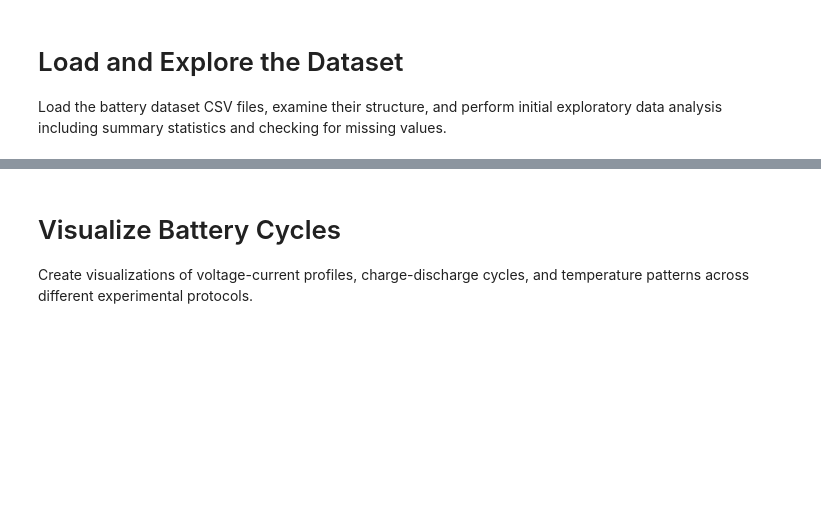
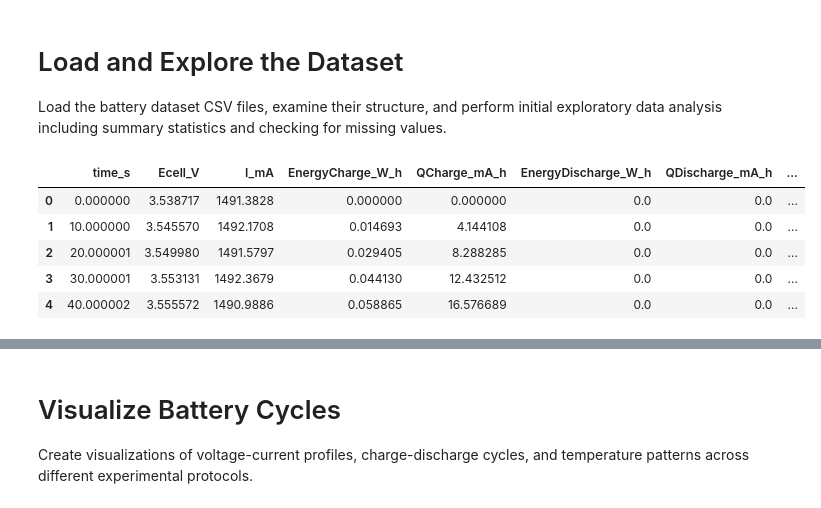
Before and after one commit to ChristopherTsa/datacamp_project, a Jupyter notebook: batteries_starting_kit.ipynb, the cells around one changed output, grey strips where cells are left out. Drawn from its saved outputs; the diff is of its cells as text; code cells hidden in the pictures; blank space fills up the shorter version.

```diff
--- a/batteries_starting_kit.ipynb
+++ b/batteries_starting_kit.ipynb
@@ -20,26 +20,16 @@ Load the battery dataset CSV files, examine their structure, and perform initial
 # %%
 # Load and Explore the Dataset
 
 # Load the dataset
-file_path = 'path_to_your_dataset/VAH01.csv'  # Update this path to your dataset location
+file_path = 'data/VAH01.csv'  # Update this path to your dataset location
 data = pd.read_csv(file_path)
 
 # Display the first few rows of the dataset
 data.head()
-
-# Display summary statistics of the dataset
-data.describe()
-
-# Check for missing values in the dataset
-missing_values = data.isnull().sum()
-missing_values
-
-# Plot the distribution of each feature
-data.hist(bins=50, figsize=(20, 15))
-plt.show()
-
-# Plot the correlation matrix
-corr_matrix = data.corr()
-plt.figure(figsize=(12, 8))
-sns.heatmap(corr_matrix, annot=True, cmap='coolwarm')
-plt.show()
+# %% [output]
+|  | time_s | Ecell_V | I_mA | EnergyCharge_W_h | QCharge_mA_h | EnergyDischarge_W_h | QDischarge_mA_h | ... |
+| 0 | 0.000000 | 3.538717 | 1491.3828 | 0.000000 | 0.000000 | 0.0 | 0.0 | ... |
+| 1 | 10.000000 | 3.545570 | 1492.1708 | 0.014693 | 4.144108 | 0.0 | 0.0 | ... |
+| 2 | 20.000001 | 3.549980 | 1491.5797 | 0.029405 | 8.288285 | 0.0 | 0.0 | ... |
+| 3 | 30.000001 | 3.553131 | 1492.3679 | 0.044130 | 12.432512 | 0.0 | 0.0 | ... |
+| 4 | 40.000002 | 3.555572 | 1490.9886 | 0.058865 | 16.576689 | 0.0 | 0.0 | ... |
```
Also changed, not shown: parts of 20 cells of this notebook, 5 other files.
